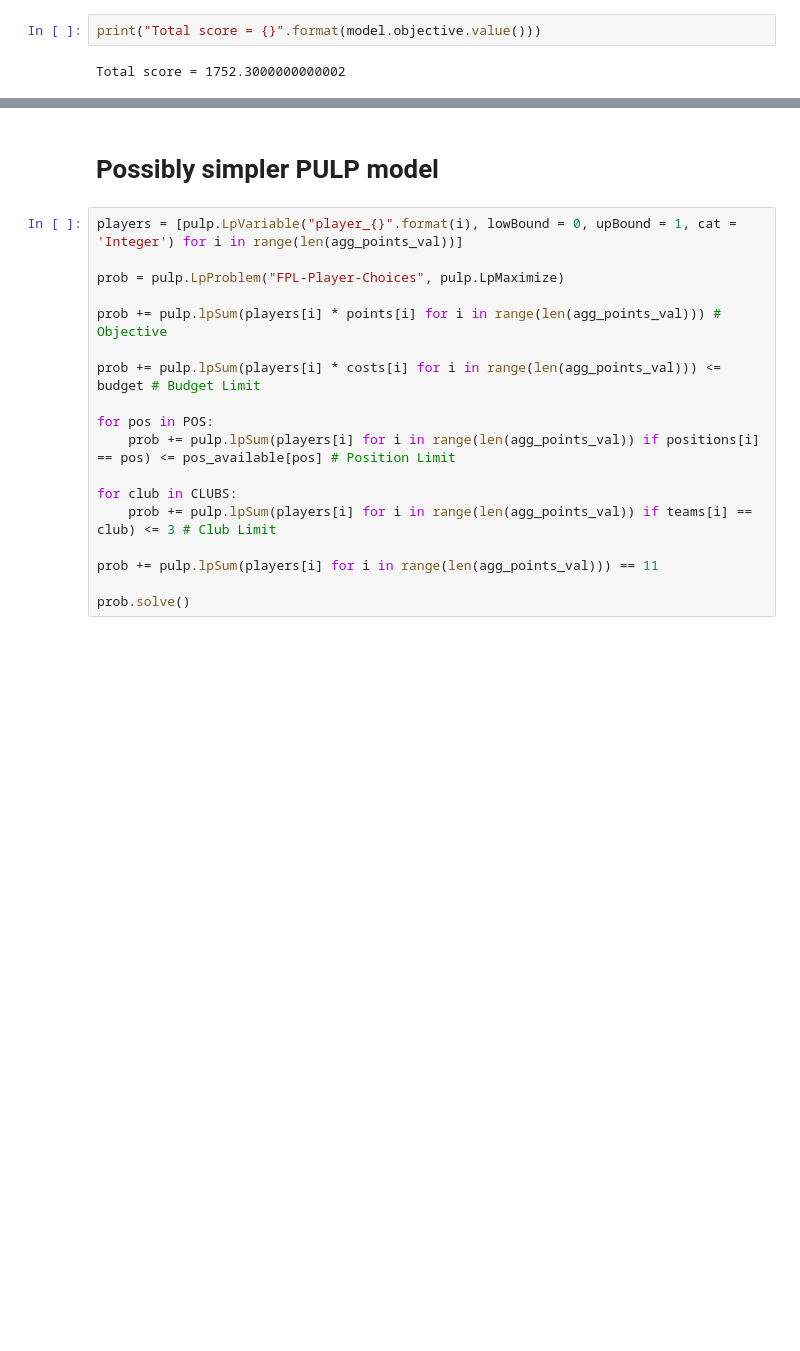
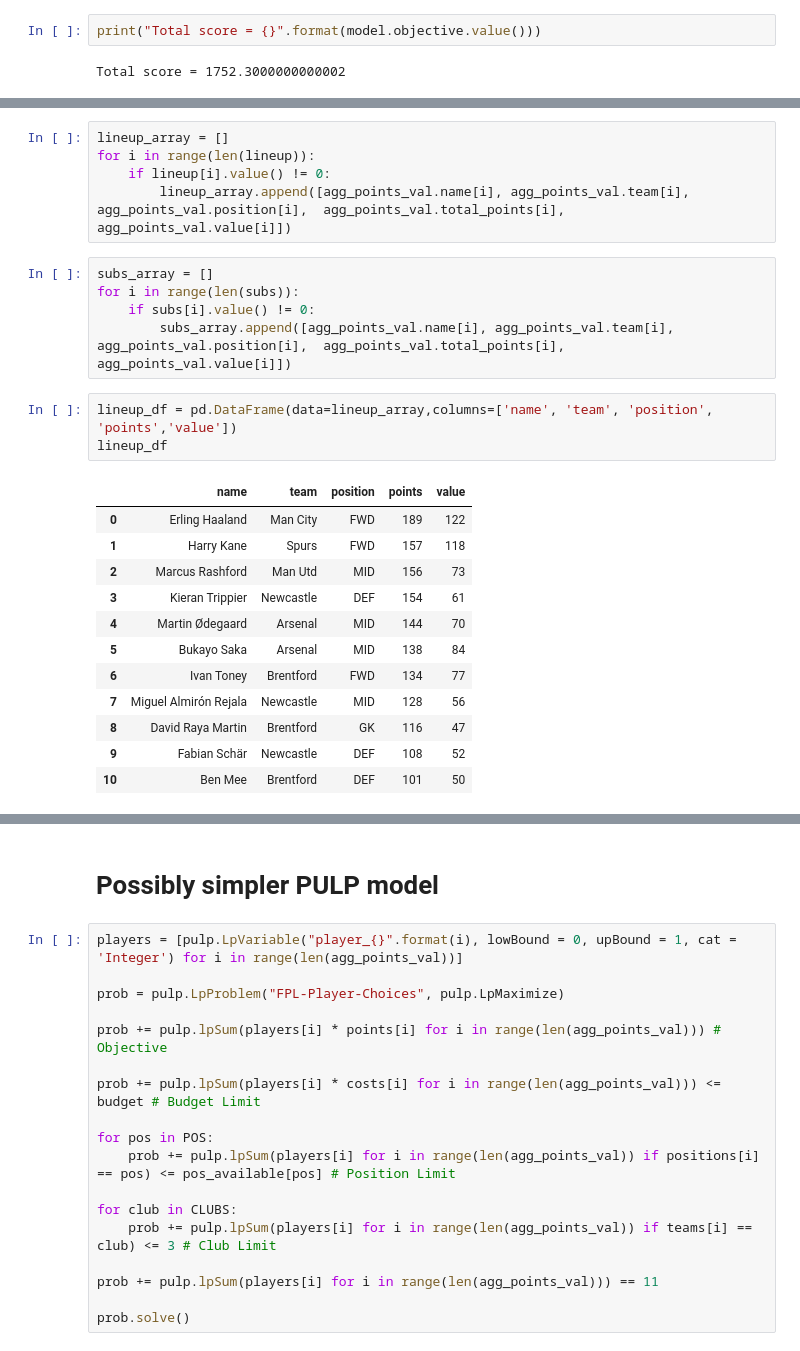
Before and after one commit to farhank-0/Fantasy-Premier-League-Optimization, a Jupyter notebook: Untitled.ipynb, the cells around one changed output, grey strips where cells are left out. Cells and saved outputs as stored; diff of their text form; blank space fills up the shorter version.

```diff
--- a/Untitled.ipynb
+++ b/Untitled.ipynb
@@ -359,0 +385,26 @@ Erling Haaland, Points = 189, Price = 122
+# %%
+lineup_array = []
+for i in range(len(lineup)):
+    if lineup[i].value() != 0:
+        lineup_array.append([agg_points_val.name[i], agg_points_val.team[i], agg_points_val.position[i],  agg_points_val.total_points[i], agg_points_val.value[i]])
+# %%
+subs_array = []
+for i in range(len(subs)):
+    if subs[i].value() != 0:
+        subs_array.append([agg_points_val.name[i], agg_points_val.team[i], agg_points_val.position[i],  agg_points_val.total_points[i], agg_points_val.value[i]])
+# %%
+lineup_df = pd.DataFrame(data=lineup_array,columns=['name', 'team', 'position', 'points','value'])
+lineup_df
+# %% [output]
+|  | name | team | position | points | value |
+| 0 | Erling Haaland | Man City | FWD | 189 | 122 |
+| 1 | Harry Kane | Spurs | FWD | 157 | 118 |
+| 2 | Marcus Rashford | Man Utd | MID | 156 | 73 |
+| 3 | Kieran Trippier | Newcastle | DEF | 154 | 61 |
+| 4 | Martin Ødegaard | Arsenal | MID | 144 | 70 |
+| 5 | Bukayo Saka | Arsenal | MID | 138 | 84 |
+| 6 | Ivan Toney | Brentford | FWD | 134 | 77 |
+| 7 | Miguel Almirón Rejala | Newcastle | MID | 128 | 56 |
+| 8 | David Raya Martin | Brentford | GK | 116 | 47 |
+| 9 | Fabian Schär | Newcastle | DEF | 108 | 52 |
+| 10 | Ben Mee | Brentford | DEF | 101 | 50 |
```
Also changed, not shown: parts of 16 cells of this notebook.
